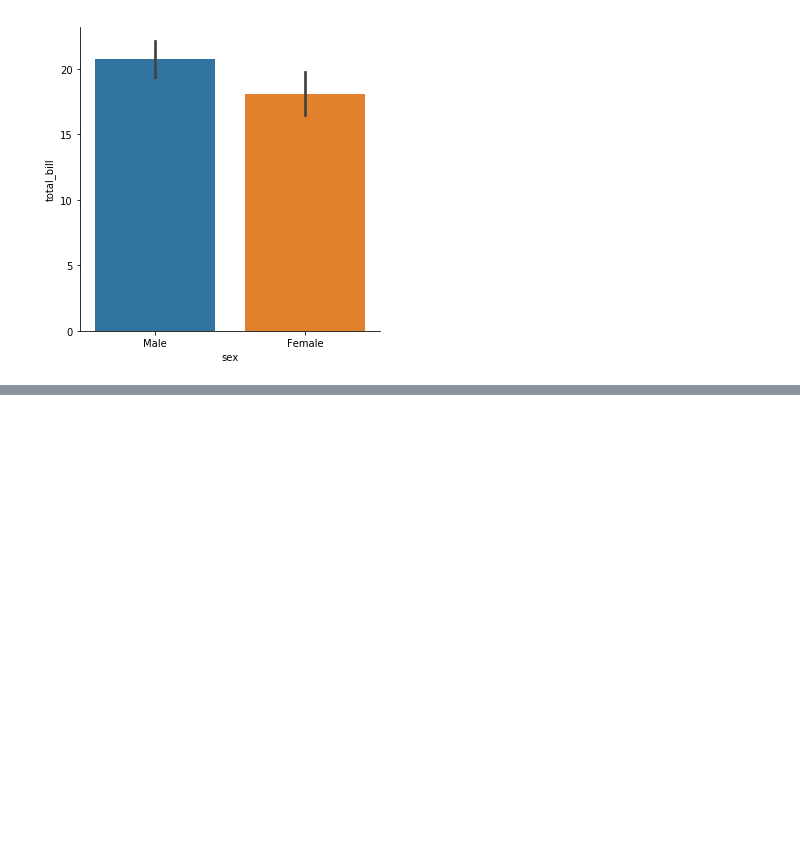
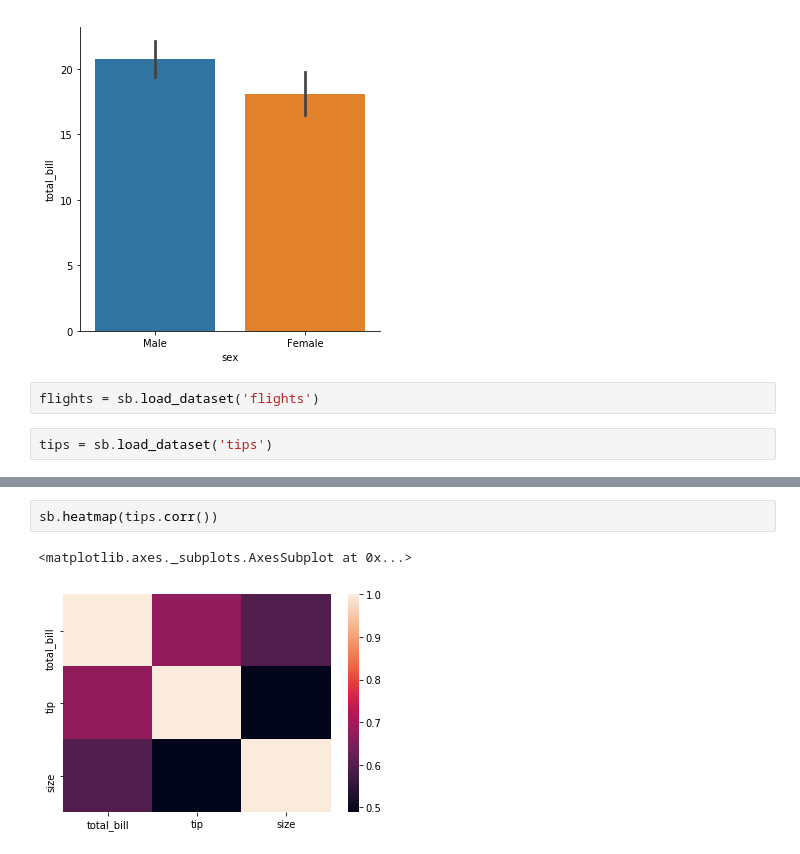
Before and after one commit to codingblondie/udemypython, a Jupyter notebook: files/Seaborn_beg.ipynb, the cells around one changed output, grey strips where cells are left out. Cells and saved outputs as stored; diff of their text form; blank space fills up the shorter version.

Commit message:
matrix plots with seaborn

```diff
--- a/files/Seaborn_beg.ipynb
+++ b/files/Seaborn_beg.ipynb
@@ -139,3 +141,7 @@ sb.factorplot(x='sex',y='total_bill',data=tips,kind='bar')
 # %% [output]
 <seaborn.axisgrid.FacetGrid at 0x...>
 [figure]
+# %%
+flights = sb.load_dataset('flights')
+# %%
+tips = sb.load_dataset('tips')
@@ -141,0 +155,5 @@ sb.factorplot(x='sex',y='total_bill',data=tips,kind='bar')
+# %%
+sb.heatmap(tips.corr())
+# %% [output]
+<matplotlib.axes._subplots.AxesSubplot at 0x...>
+[figure, added]
```
Also changed, not shown: parts of 4 cells of this notebook.
